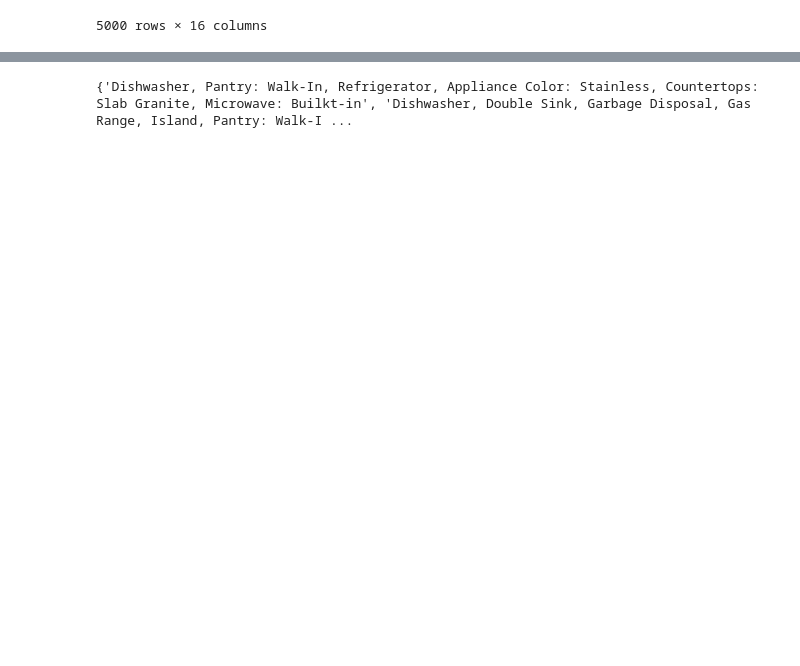
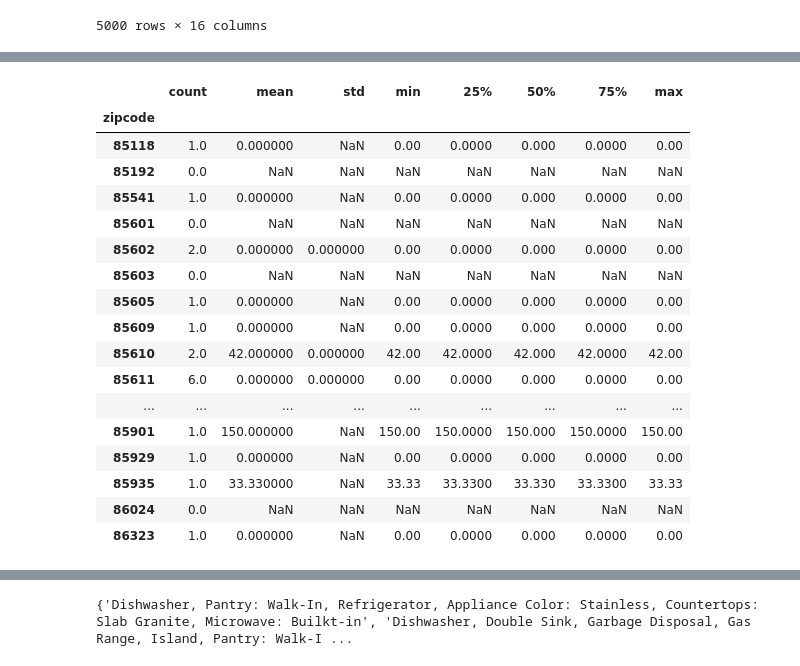
Before and after one commit to NatnaelMengistu1/DS, a Jupyter notebook: Data_Cleaning_and_EDA.ipynb, the cells around one changed output, grey strips where cells are left out. Saved outputs shown, nothing was run; the diff lists cells and outputs as text; code cells hidden in the pictures; blank space fills up the shorter version.

```diff
--- a/Data_Cleaning_and_EDA.ipynb
+++ b/Data_Cleaning_and_EDA.ipynb
@@ -266,0 +268,21 @@ summary
+# %%
+df3.groupby('zipcode')['HOA'].describe()
+# %% [output]
+|  | count | mean | std | min | 25% | 50% | 75% | max |
+| zipcode |  |  |  |  |  |  |  |  |
+| 85118 | 1.0 | 0.000000 | NaN | 0.00 | 0.0000 | 0.000 | 0.0000 | 0.00 |
+| 85192 | 0.0 | NaN | NaN | NaN | NaN | NaN | NaN | NaN |
+| 85541 | 1.0 | 0.000000 | NaN | 0.00 | 0.0000 | 0.000 | 0.0000 | 0.00 |
+| 85601 | 0.0 | NaN | NaN | NaN | NaN | NaN | NaN | NaN |
+| 85602 | 2.0 | 0.000000 | 0.000000 | 0.00 | 0.0000 | 0.000 | 0.0000 | 0.00 |
+| 85603 | 0.0 | NaN | NaN | NaN | NaN | NaN | NaN | NaN |
+| 85605 | 1.0 | 0.000000 | NaN | 0.00 | 0.0000 | 0.000 | 0.0000 | 0.00 |
+| 85609 | 1.0 | 0.000000 | NaN | 0.00 | 0.0000 | 0.000 | 0.0000 | 0.00 |
+| 85610 | 2.0 | 42.000000 | 0.000000 | 42.00 | 42.0000 | 42.000 | 42.0000 | 42.00 |
+| 85611 | 6.0 | 0.000000 | 0.000000 | 0.00 | 0.0000 | 0.000 | 0.0000 | 0.00 |
+| ... | ... | ... | ... | ... | ... | ... | ... | ... |
+| 85901 | 1.0 | 150.000000 | NaN | 150.00 | 150.0000 | 150.000 | 150.0000 | 150.00 |
+| 85929 | 1.0 | 0.000000 | NaN | 0.00 | 0.0000 | 0.000 | 0.0000 | 0.00 |
+| 85935 | 1.0 | 33.330000 | NaN | 33.33 | 33.3300 | 33.330 | 33.3300 | 33.33 |
+| 86024 | 0.0 | NaN | NaN | NaN | NaN | NaN | NaN | NaN |
+| 86323 | 1.0 | 0.000000 | NaN | 0.00 | 0.0000 | 0.000 | 0.0000 | 0.00 |
```
Also changed, not shown: parts of 6 cells of this notebook.
